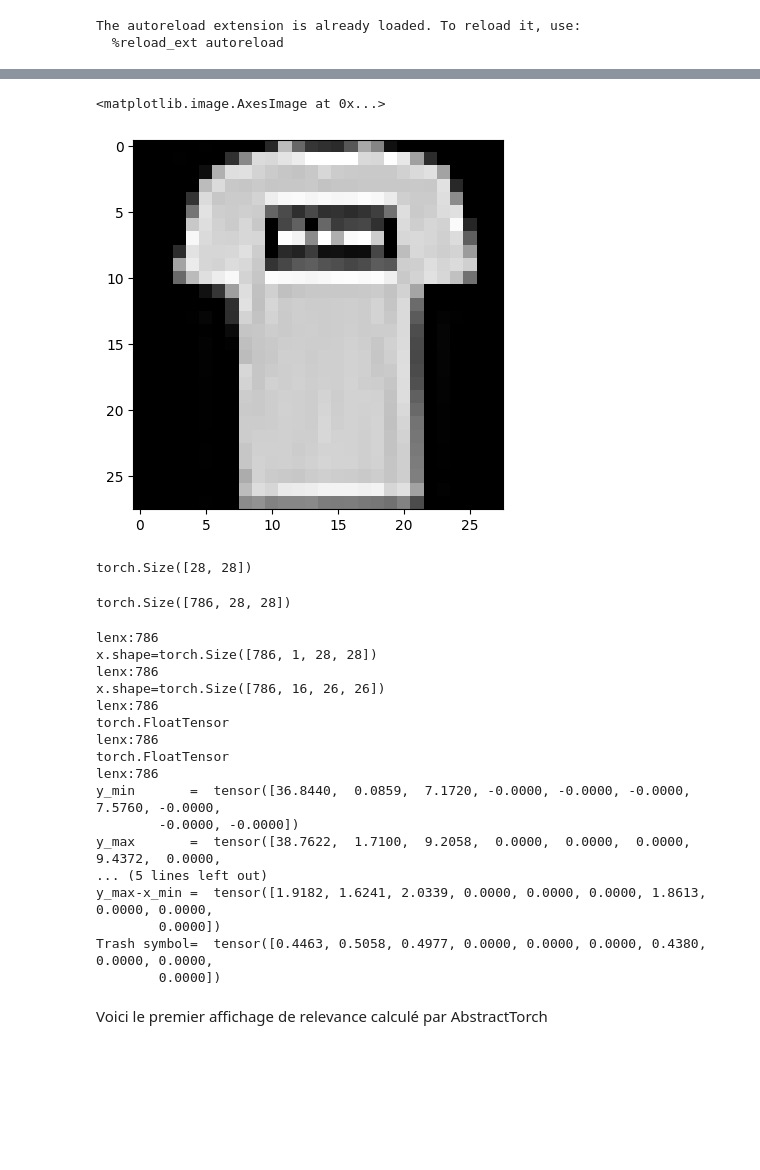
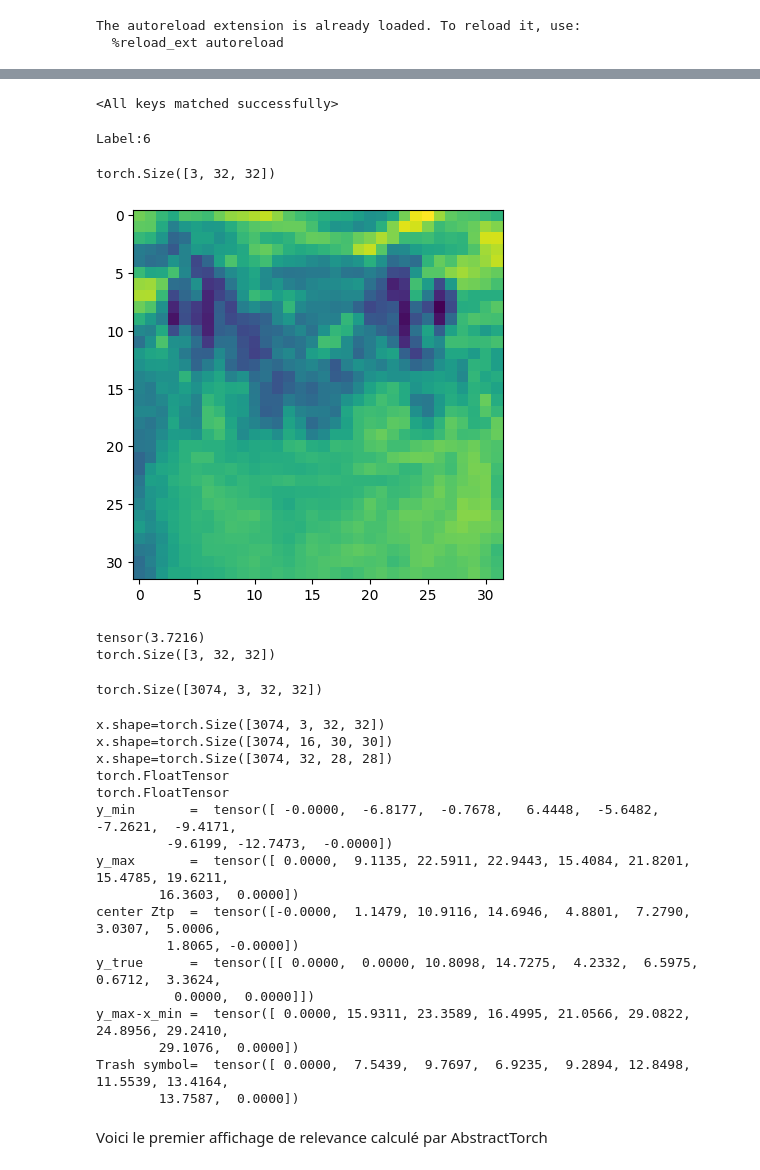
Before and after one commit to guillaume117/AbstractTorch, a Jupyter notebook: protoV1.ipynb, the cells around one changed output, grey strips where cells are left out. Cells and saved outputs as stored; diff of their text form; code cells hidden in the pictures; blank space fills up the shorter version.

```diff
--- a/protoV1.ipynb
+++ b/protoV1.ipynb
@@ -26,14 +44,14 @@ os.makedirs(path, exist_ok=True)
 
 transform = transforms.Compose([
         transforms.ToTensor(),
-        transforms.Normalize([0.5], [0.2]),
+        transforms.Normalize(mean =[0.4914, 0.4822, 0.4465], std =[0.247, 0.243, 0.261]),
         #transforms.Resize((56,56))
     ])
 
 
 
-dataset_train = datasets.FashionMNIST(root = path,transform = transform, download = True, train = True)
-dataset_test =datasets.FashionMNIST( root =path,transform=transform ,download = True, train = False)
+dataset_train = datasets.CIFAR10(root = path,transform = transform, download = True, train = True)
+dataset_test =datasets.CIFAR10( root =path,transform=transform ,download = True, train = False)
 val =0.2
 len_data_train = len(dataset_train)
 train_size =int((1-val)*len_data_train)
@@ -207,27 +170,40 @@ SimpleModel(
+# %%
+model=AbstractNN(num_depth=3    )
+model.load_state_dict(torch.load('dataset/SimpleCNN_19_valacc_63.04086685180664.pth'))
+# %% [output]
+<All keys matched successfully>
 # %%
 import matplotlib.pyplot as plt
-img, label = dataset_train[1]
-plt.imshow(img[0], cmap='gray')
+import numpy as np
+
+img, label = dataset_train[151]
+plt.imshow(img[0])
+print(f"Label:{label}")
+img.shape
 # %% [output]
-<matplotlib.image.AxesImage at 0x...>
+Label:6
+torch.Size([3, 32, 32])
-[figure, old version]
+[figure, new version]
 # %%
 max= torch.max(img)
 min = torch.min(img)
 scale = max-min
+print(scale)
+
 from abstract import abstractTensor as AT
 
-x=AT(img.squeeze(0),alpha =0.001*scale*torch.ones(28*28))
+x=AT(img,alpha =0.001*scale*torch.ones(32*32*3))
 x=x.abstract_tensor()
 x.shape
 # %% [output]
-torch.Size([28, 28])
+tensor(3.7216)
+torch.Size([3, 32, 32])
-torch.Size([786, 28, 28])
+torch.Size([3074, 3, 32, 32])
 # %%
 with torch.no_grad():
+   result_1= model(x[0].unsqueeze(0))
 
-   result,x_min,x_max,x_true=model.abstract_forward(x.unsqueeze(1),add_symbol=False)
-
+   result,x_min,x_max,x_true=model.abstract_forward(x,add_symbol=False)
 
 print(f"y_min       =  {x_min}")
 print(f"y_max       =  {x_max}")
@@ -236,22 +212,22 @@ print(f"y_true      =  {x_true[:]}")
 print(f"y_max-x_min =  {x_max-x_min}")
 print(f"Trash symbol=  {result[-1]}")
 # %% [output]
-lenx:786
-x.shape=torch.Size([786, 1, 28, 28])
-lenx:786
-x.shape=torch.Size([786, 16, 26, 26])
-lenx:786
+x.shape=torch.Size([3074, 3, 32, 32])
+x.shape=torch.Size([3074, 16, 30, 30])
+x.shape=torch.Size([3074, 32, 28, 28])
 torch.FloatTensor
-lenx:786
 torch.FloatTensor
-lenx:786
-y_min       =  tensor([36.8440,  0.0859,  7.1720, -0.0000, -0.0000, -0.0000,  7.5760, -0.0000,
-        -0.0000, -0.0000])
-y_max       =  tensor([38.7622,  1.7100,  9.2058,  0.0000,  0.0000,  0.0000,  9.4372,  0.0000,
-... (5 lines left out)
-y_max-x_min =  tensor([1.9182, 1.6241, 2.0339, 0.0000, 0.0000, 0.0000, 1.8613, 0.0000, 0.0000,
-        0.0000])
-Trash symbol=  tensor([0.4463, 0.5058, 0.4977, 0.0000, 0.0000, 0.0000, 0.4380, 0.0000, 0.0000,
-        0.0000])
+y_min       =  tensor([ -0.0000,  -6.8177,  -0.7678,   6.4448,  -5.6482,  -7.2621,  -9.4171,
+         -9.6199, -12.7473,  -0.0000])
+y_max       =  tensor([ 0.0000,  9.1135, 22.5911, 22.9443, 15.4084, 21.8201, 15.4785, 19.6211,
+        16.3603,  0.0000])
+center Ztp  =  tensor([-0.0000,  1.1479, 10.9116, 14.6946,  4.8801,  7.2790,  3.0307,  5.0006,
+         1.8065, -0.0000])
+y_true      =  tensor([[ 0.0000,  0.0000, 10.8098, 14.7275,  4.2332,  6.5975,  0.6712,  3.3624,
+          0.0000,  0.0000]])
+y_max-x_min =  tensor([ 0.0000, 15.9311, 23.3589, 16.4995, 21.0566, 29.0822, 24.8956, 29.2410,
+        29.1076,  0.0000])
+Trash symbol=  tensor([ 0.0000,  7.5439,  9.7697,  6.9235,  9.2894, 12.8498, 11.5539, 13.4164,
+        13.7587,  0.0000])
 # %% [markdown]
 Voici le premier affichage de relevance calculé par AbstractTorch
```
Also changed, not shown: parts of 14 cells of this notebook, 2 other files.
